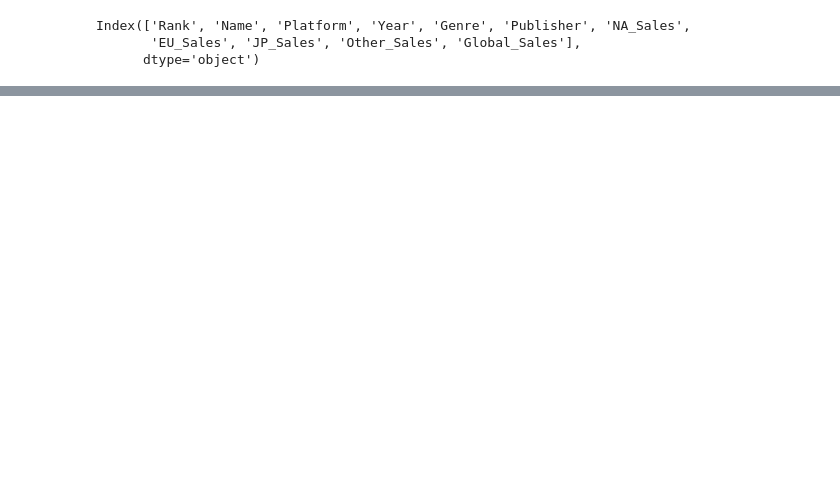
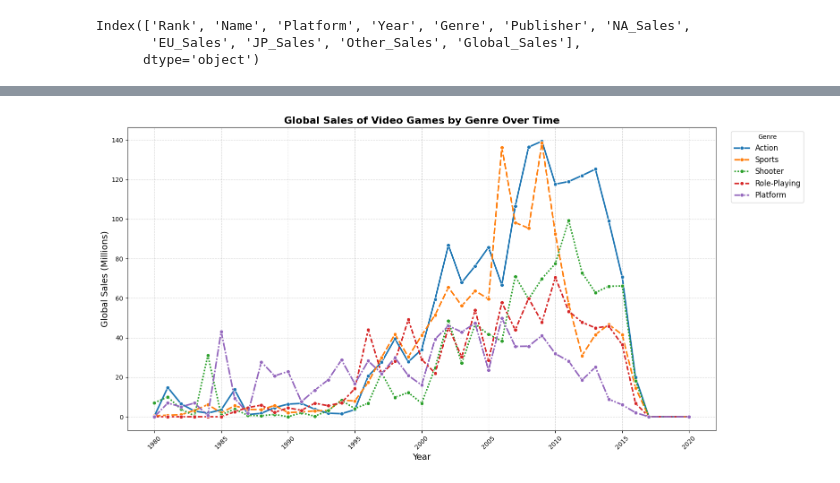
Before and after one commit to leonsk5/CienciadeDados, a Jupyter notebook: projects-vgsales/new-vgsales.ipynb, the cells around one changed output, grey strips where cells are left out. Cells and saved outputs as stored; diff of their text form; code cells hidden in the pictures; blank space fills up the shorter version.

```diff
--- a/projects-vgsales/new-vgsales.ipynb
+++ b/projects-vgsales/new-vgsales.ipynb
@@ -71,0 +78,11 @@ df.to_csv("vgsales_updated.csv", index=False)
+# %%
+# Limpeza de dados (essencial para análise confiável de séries temporais)
+df['Year'] = df['Year'].astype(str).astype(int)
+df.dropna(subset=['Year', 'Genre'], inplace=True)  # Remova linhas com anos ou gêneros ausentes
+df['Year'] = df['Year'].astype(int) #Ensure Ano é do tipo inteiro para facilitar a agregação
+# %%
+# Vendas agregadas por ano e gênero
+genre_sales = df.groupby(['Year', 'Genre'])['Global_Sales'].sum().reset_index()
+
+#Pivot os dados para facilitar a plotagem
+genre_sales_pivot = genre_sales.pivot(index='Year', columns='Genre', values='Global_Sales').fillna(0)
@@ -71,0 +147,31 @@ df.to_csv("vgsales_updated.csv", index=False)
+# %%
+# Ajuste o tamanho da figura
+plt.figure(figsize=(16, 8))
+
+# Selecionar apenas os 5 gêneros mais vendidos para reduzir o excesso de linhas
+top_genres = genre_sales_pivot.sum().sort_values(ascending=False).head(5).index
+genre_sales_filtered = genre_sales_pivot[top_genres]
+
+# Criar o gráfico de linha com melhor espessura e marcadores
+sns.lineplot(data=genre_sales_filtered, linewidth=2.5, marker='o', palette='tab10')
+
+# Melhorar títulos e rótulos
+plt.title('Global Sales of Video Games by Genre Over Time', fontsize=16, fontweight='bold')
+plt.xlabel('Year', fontsize=14)
+plt.ylabel('Global Sales (Millions)', fontsize=14)
+
+# Melhorar eixo X (mostrando apenas alguns anos para evitar poluição)
+plt.xticks(rotation=45)
+plt.locator_params(axis='x', nbins=10)  # Exibir menos anos para melhorar a leitura
+
+# Ajustar a legenda para fora do gráfico
+plt.legend(title='Genre', bbox_to_anchor=(1.02, 1), loc='upper left', fontsize=12)
+
+# Aplicar layout mais organizado
+plt.grid(True, linestyle='--', alpha=0.5)
+plt.tight_layout()
+
+# Exibir o gráfico
+plt.show()
+# %% [output]
+[figure, added]
```
Also changed, not shown: parts of 11 cells of this notebook.
